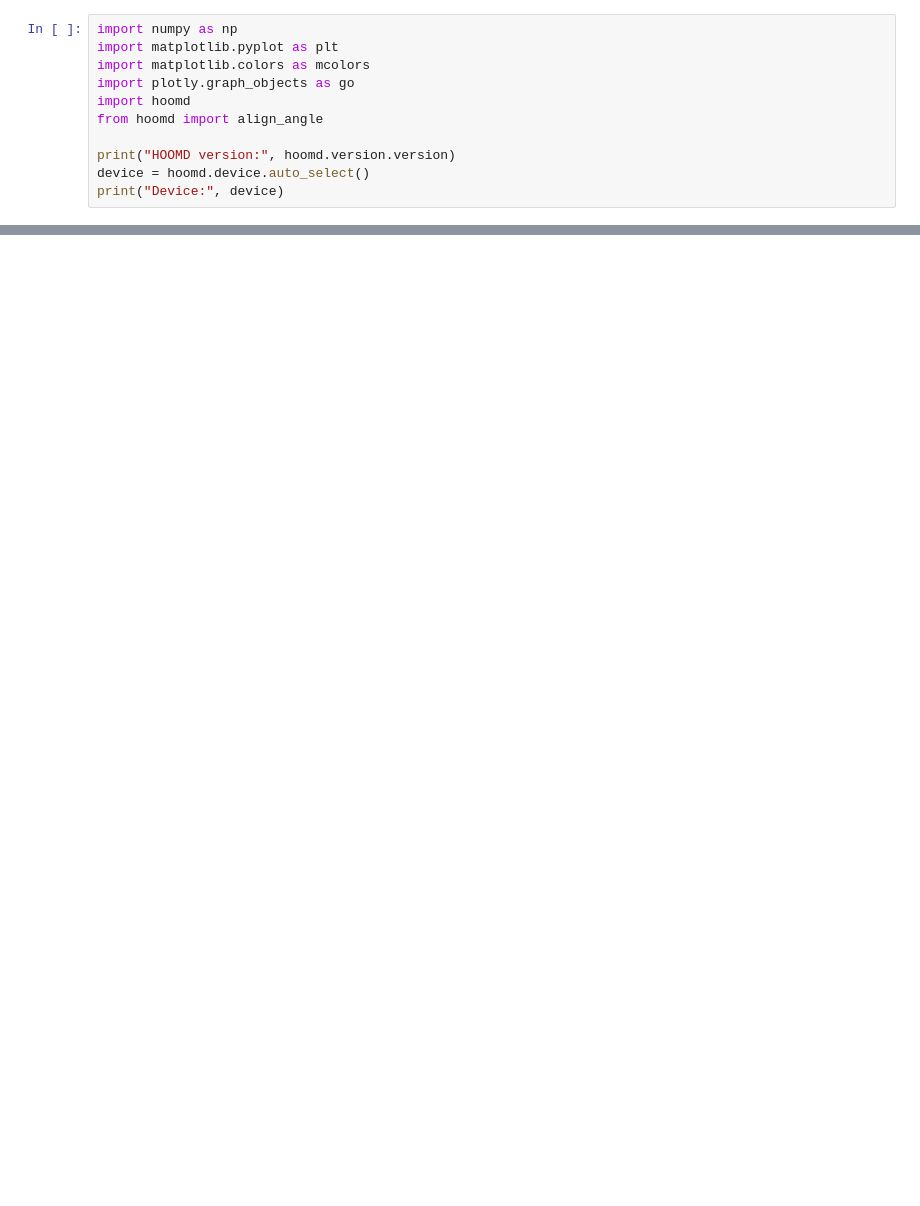
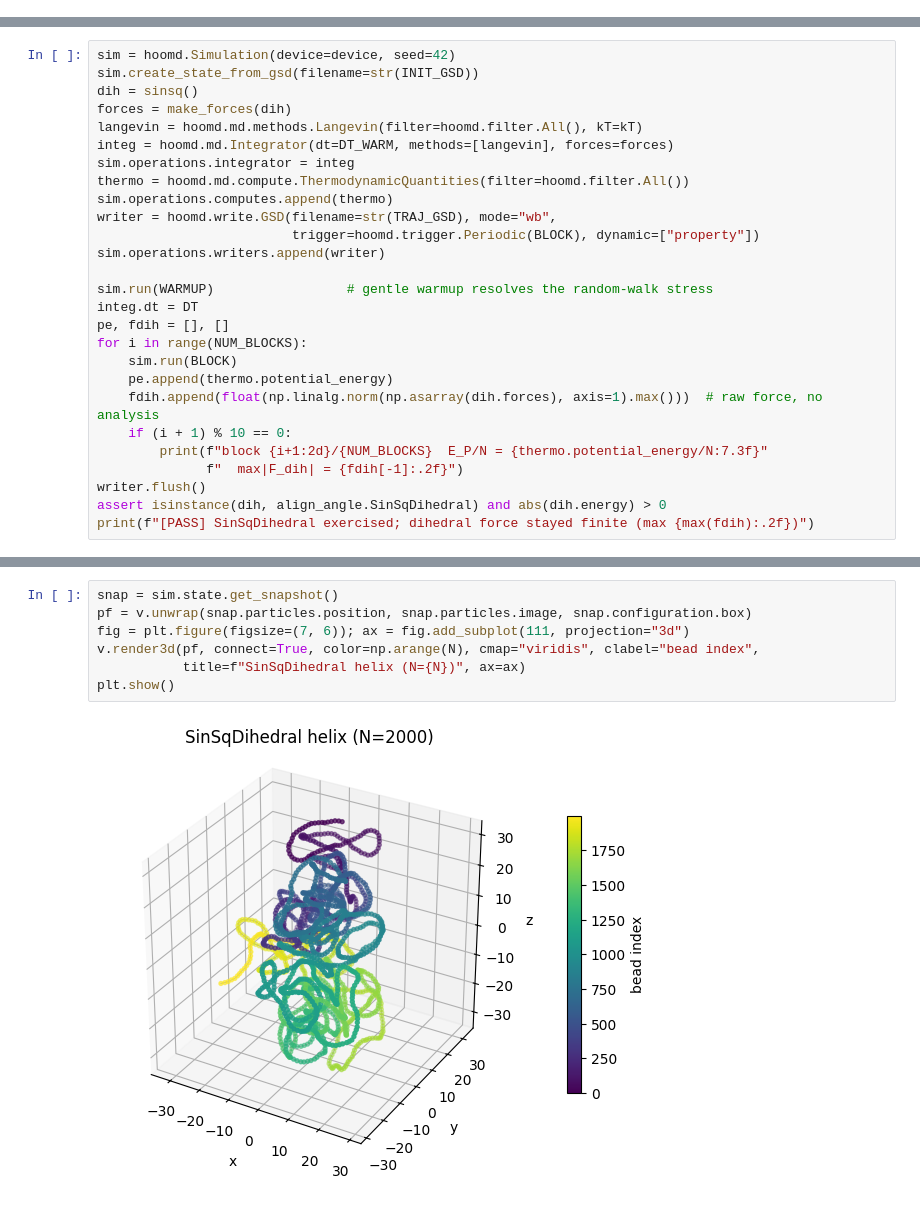
Before and after one commit to glab-vbc/hoomd-glab-plugins, a Jupyter notebook: docs/demo_sinsq_dihedral.ipynb, the cells around one changed output, grey strips where cells are left out. Drawn from its saved outputs; the diff is of its cells as text; blank space fills up the shorter version.

```diff
--- a/docs/demo_sinsq_dihedral.ipynb
+++ b/docs/demo_sinsq_dihedral.ipynb
@@ -34,11 +0,0 @@ the helical structure against thermal fluctuations.
-# %%
-import numpy as np
-import matplotlib.pyplot as plt
-import matplotlib.colors as mcolors
-import plotly.graph_objects as go
-import hoomd
-from hoomd import align_angle
-
-print("HOOMD version:", hoomd.version.version)
-device = hoomd.device.auto_select()
-print("Device:", device)
@@ -708,0 +203,27 @@ plt.show()
+# %%
+sim = hoomd.Simulation(device=device, seed=42)
+sim.create_state_from_gsd(filename=str(INIT_GSD))
+dih = sinsq()
+forces = make_forces(dih)
+langevin = hoomd.md.methods.Langevin(filter=hoomd.filter.All(), kT=kT)
+integ = hoomd.md.Integrator(dt=DT_WARM, methods=[langevin], forces=forces)
+sim.operations.integrator = integ
+thermo = hoomd.md.compute.ThermodynamicQuantities(filter=hoomd.filter.All())
+sim.operations.computes.append(thermo)
+writer = hoomd.write.GSD(filename=str(TRAJ_GSD), mode="wb",
+                         trigger=hoomd.trigger.Periodic(BLOCK), dynamic=["property"])
+sim.operations.writers.append(writer)
+
+sim.run(WARMUP)                 # gentle warmup resolves the random-walk stress
+integ.dt = DT
+pe, fdih = [], []
+for i in range(NUM_BLOCKS):
+    sim.run(BLOCK)
+    pe.append(thermo.potential_energy)
+    fdih.append(float(np.linalg.norm(np.asarray(dih.forces), axis=1).max()))  # raw force, no analysis
+    if (i + 1) % 10 == 0:
+        print(f"block {i+1:2d}/{NUM_BLOCKS}  E_P/N = {thermo.potential_energy/N:7.3f}"
+              f"  max|F_dih| = {fdih[-1]:.2f}")
+writer.flush()
+assert isinstance(dih, align_angle.SinSqDihedral) and abs(dih.energy) > 0
+print(f"[PASS] SinSqDihedral exercised; dihedral force stayed finite (max {max(fdih):.2f})")
@@ -708,0 +242,9 @@ plt.show()
+# %%
+snap = sim.state.get_snapshot()
+pf = v.unwrap(snap.particles.position, snap.particles.image, snap.configuration.box)
+fig = plt.figure(figsize=(7, 6)); ax = fig.add_subplot(111, projection="3d")
+v.render3d(pf, connect=True, color=np.arange(N), cmap="viridis", clabel="bead index",
+           title=f"SinSqDihedral helix (N={N})", ax=ax)
+plt.show()
+# %% [output]
+[figure, added]
```
Also changed, not shown: parts of 42 cells of this notebook, 3 other files.
